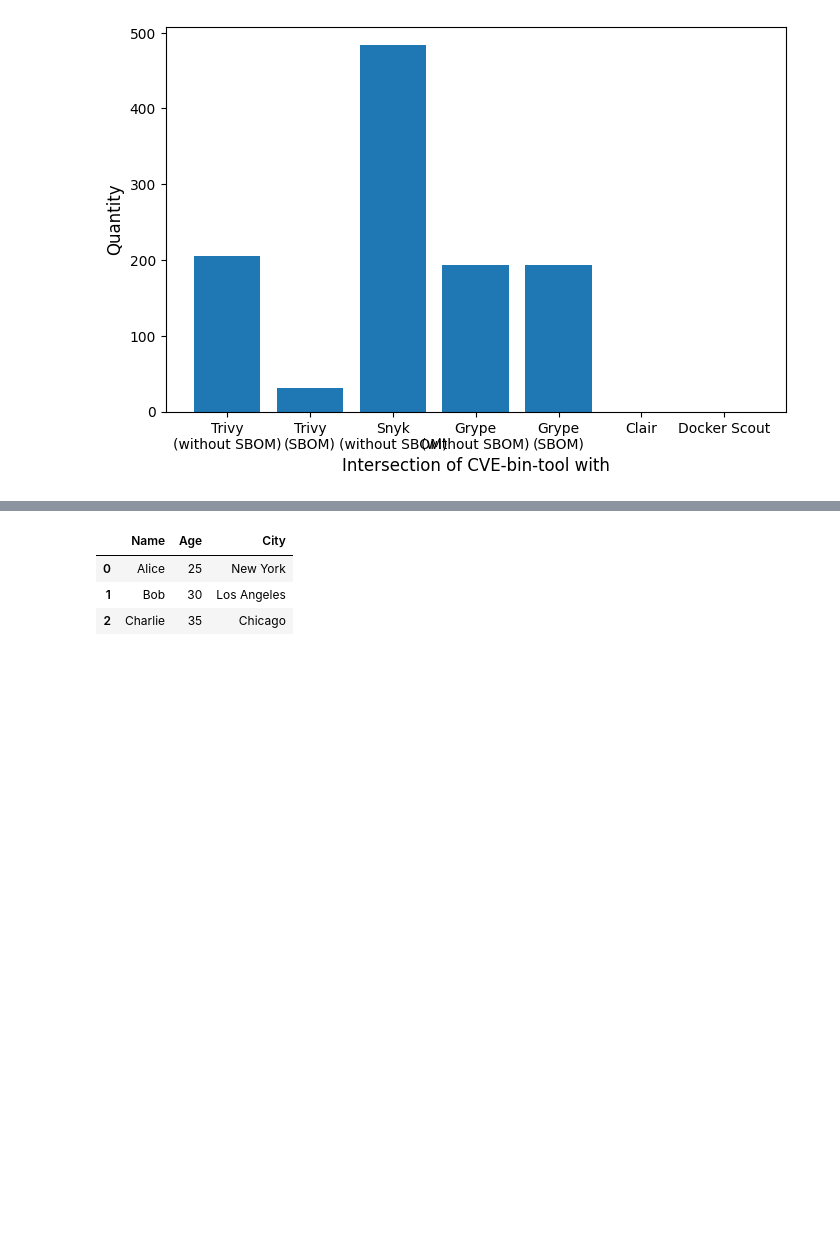
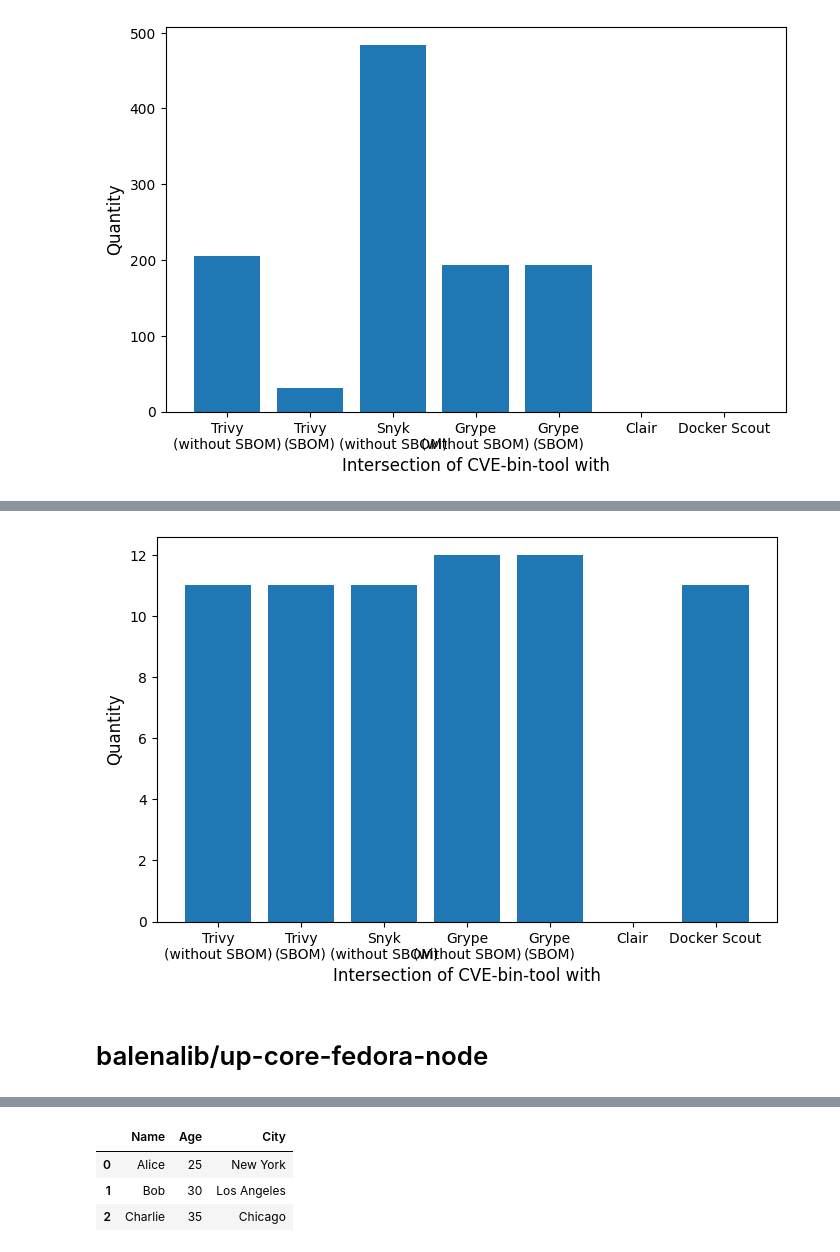
Before and after one commit to ilnarkhasanov/DockerScanner, a Jupyter notebook: statistics.ipynb, the cells around one changed output, grey strips where cells are left out. Drawn from its saved outputs; the diff is of its cells as text; code cells hidden in the pictures; blank space fills up the shorter version.

```diff
--- a/statistics.ipynb
+++ b/statistics.ipynb
@@ -3690,0 +3778,18 @@ git_data = {
+# %%
+import matplotlib.pyplot as plt
+
+lobby_intersection_data = {
+    "Intersection of CVE-bin-tool with": ["Trivy\n(without SBOM)", "Trivy\n(SBOM)", "Snyk\n(without SBOM)", "Grype\n(without SBOM)", "Grype\n(SBOM)", "Clair", "Docker Scout"],
+    "Quantity": [len(lobby_trivy_no_sbom_intersection), len(lobby_trivy_sbom_intersection), len(lobby_snyk_no_sbom_intersection), len(lobby_grype_no_sbom_intersection), len(lobby_grype_sbom_intersection), len(lobby_clair_intersection), len(lobby_docker_scout_intersection)]
+}
+
+x = np.array(lobby_intersection_data["Intersection of CVE-bin-tool with"])
+y = np.array(lobby_intersection_data["Quantity"])
+
+plt.figure(figsize=(8, 5))
+plt.xlabel('Intersection of CVE-bin-tool with', fontsize=12)
+plt.ylabel('Quantity', fontsize=12)
+plt.bar(x,y)
+plt.show()
+# %% [output]
+[figure, added]
@@ -3690,0 +3815,2 @@ git_data = {
+# %% [markdown]
+# balenalib/up-core-fedora-node
```
Also changed, not shown: parts of 62 cells of this notebook.
